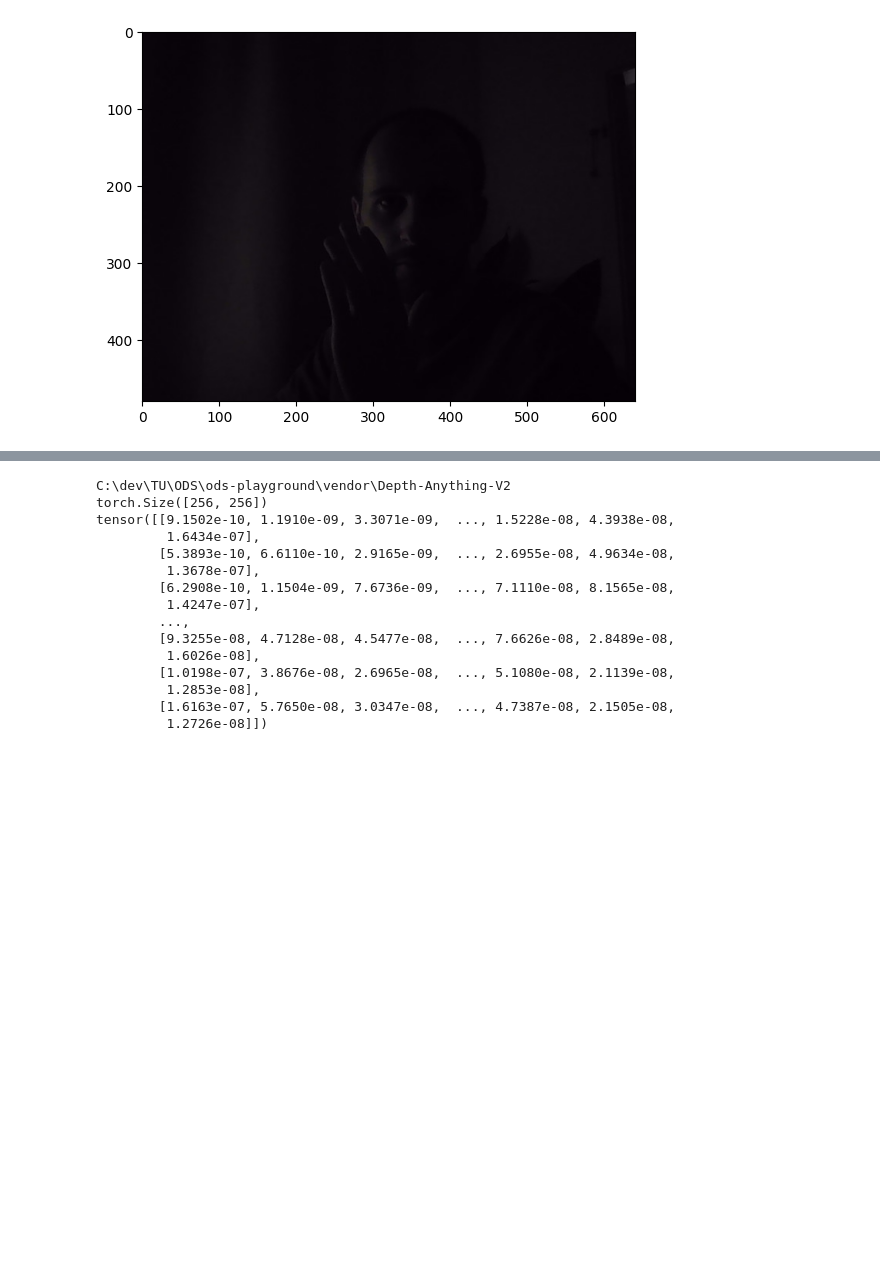
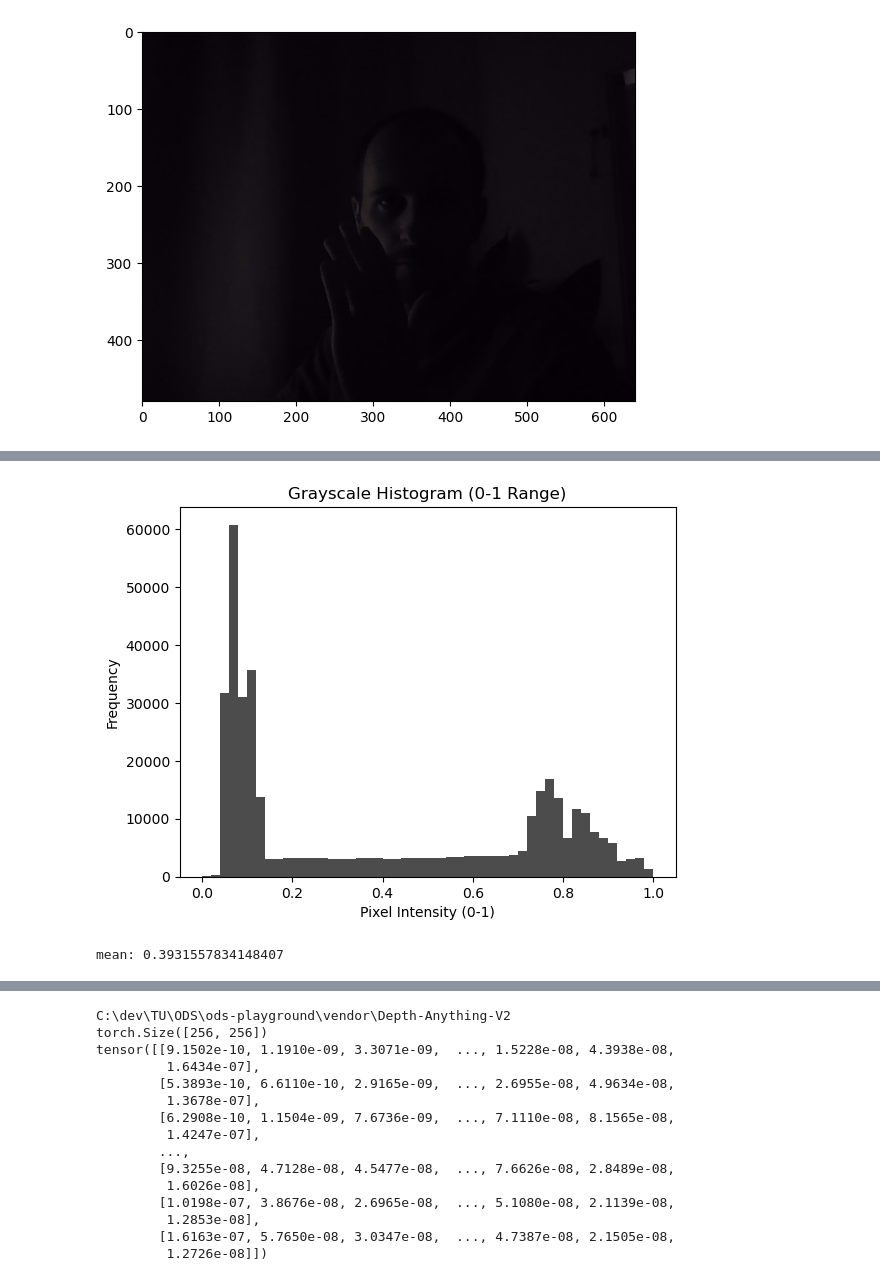
Before and after one commit to aalolexx/awt-pj-ws2425-3d-realtime-reconstruction, a Jupyter notebook: notebooks/pcd_estimator_refinment.ipynb, the cells around one changed output, grey strips where cells are left out. Drawn from its saved outputs; the diff is of its cells as text; code cells hidden in the pictures; blank space fills up the shorter version.

```diff
--- a/notebooks/pcd_estimator_refinment.ipynb
+++ b/notebooks/pcd_estimator_refinment.ipynb
@@ -74,0 +81,15 @@ INFO:dinov2:using MLP layer as FFN
+# %%
+pixel_array = depth_image.ravel()
+
+# Plot histogram using Matplotlib
+plt.figure()
+plt.title("Grayscale Histogram (0-1 Range)")
+plt.xlabel("Pixel Intensity (0-1)")
+plt.ylabel("Frequency")
+plt.hist(pixel_array, bins=50, range=[0, 1], color='black', alpha=0.7)  # Use 50 bins for better visibility
+plt.show()
+
+print(f"mean: {pixel_array.mean()}")
+# %% [output]
+[figure, added]
+mean: 0.3931557834148407
```
Also changed, not shown: parts of 5 cells of this notebook, 4 other files.
